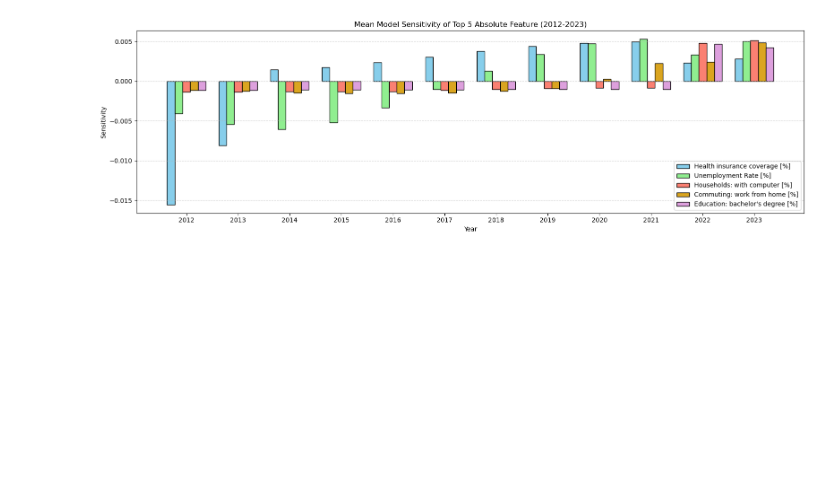
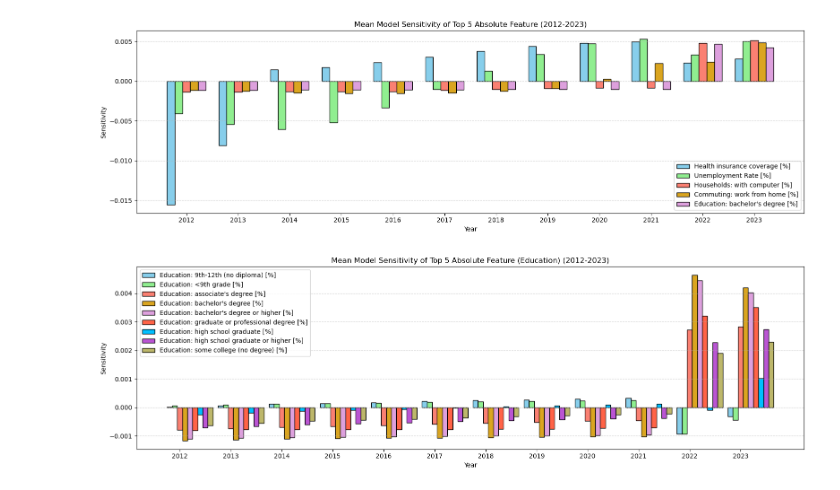
Before and after one commit to simon-0006/Data-Science-GESS---Group-Project, a Jupyter notebook: US_0/Analyse/Code/model_sensitivity.ipynb, the cells around one changed output. Saved outputs shown, nothing was run; the diff lists cells and outputs as text; code cells hidden in the pictures; blank space fills up the shorter version.

```diff
--- a/US_0/Analyse/Code/model_sensitivity.ipynb
+++ b/US_0/Analyse/Code/model_sensitivity.ipynb
@@ -256,3 +263,32 @@ ax.set_xticklabels(years)
 fig.tight_layout()
 # %% [output]
 [figure]
+# %%
+fig, ax = plt.subplots(1, figsize=(16, 5))
+
+width = 0.1
+
+ax.bar(years,             mean_feature_sensitivity[:, 13], width, label=features[13], color='skyblue',    edgecolor="black")
+ax.bar(years + width,     mean_feature_sensitivity[:, 14], width, label=features[14], color='lightgreen', edgecolor="black")
+ax.bar(years + 2 * width, mean_feature_sensitivity[:, 15], width, label=features[15], color='salmon',     edgecolor="black")
+ax.bar(years + 3 * width, mean_feature_sensitivity[:, 16], width, label=features[16], color='goldenrod',     edgecolor="black")
+ax.bar(years + 4 * width, mean_feature_sensitivity[:, 17], width, label=features[17], color='plum',     edgecolor="black")
+ax.bar(years + 5 * width, mean_feature_sensitivity[:, 18], width, label=features[18], color='tomato',     edgecolor="black")
+ax.bar(years + 6 * width, mean_feature_sensitivity[:, 19], width, label=features[19], color='deepskyblue',     edgecolor="black")
+ax.bar(years + 7 * width, mean_feature_sensitivity[:, 20], width, label=features[20], color='mediumorchid',     edgecolor="black")
+ax.bar(years + 8 * width, mean_feature_sensitivity[:, 21], width, label=features[21], color='darkkhaki',     edgecolor="black")
+
+ax.legend(loc='upper left')
+
+ax.grid(True, axis='y', linestyle='--', alpha=0.6)
+
+ax.set_title("Mean Model Sensitivity of Top 5 Absolute Feature (Education) (2012-2023)")
+ax.set_xlabel("Year")
+ax.set_ylabel("Sensitivity")
+
+ax.set_xticks(years + 2 * width)
+ax.set_xticklabels(years)
+
+fig.tight_layout()
+# %% [output]
+[figure, added]
```
Also changed, not shown: parts of 4 cells of this notebook, 2 other files.
